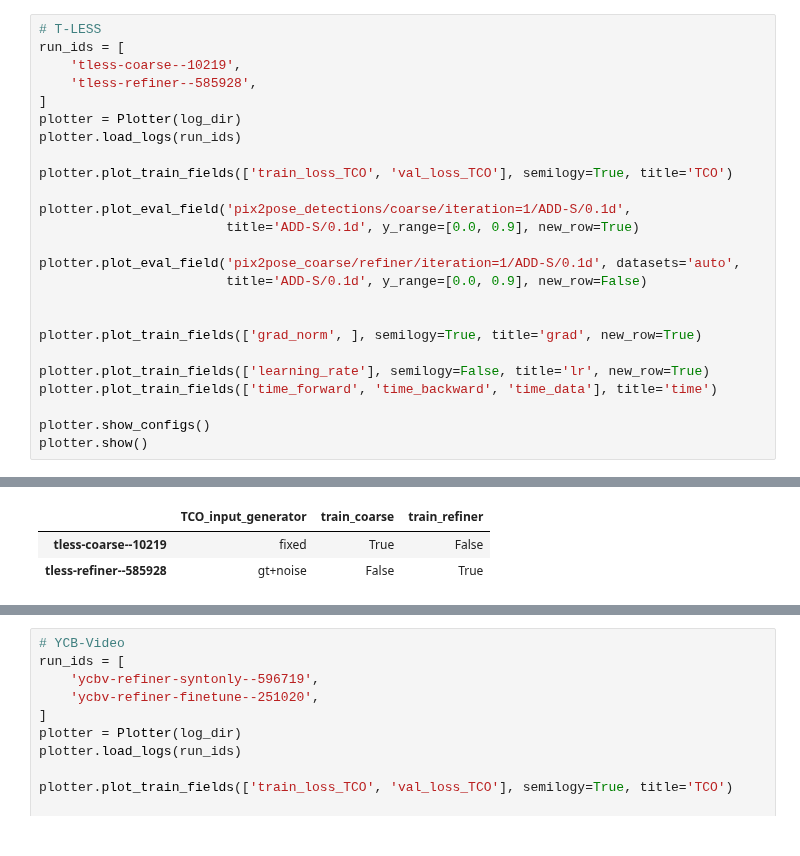
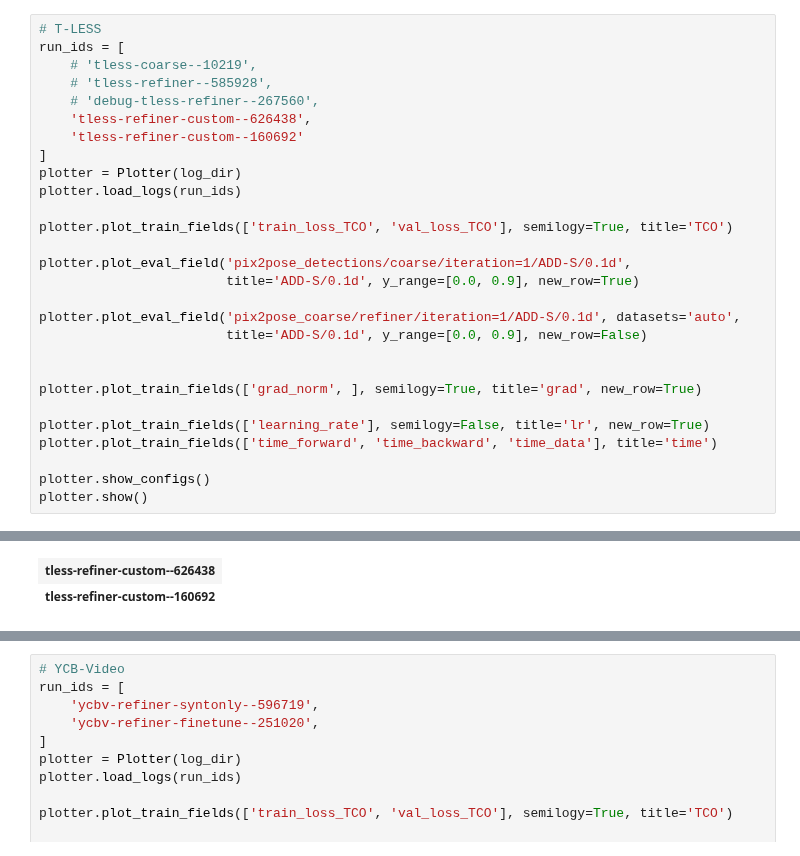
Before and after one commit to MikaYeghi/cosypose, a Jupyter notebook: paper_training_logs.ipynb, the cells around one changed output, grey strips where cells are left out. Drawn from its saved outputs; the diff is of its cells as text.

```diff
--- a/paper_training_logs.ipynb
+++ b/paper_training_logs.ipynb
@@ -11,30 +12,32 @@ Setting OMP and MKL num threads to 1.
 # %%
 # T-LESS
 run_ids = [
-    'tless-coarse--10219',
-    'tless-refiner--585928',
+    # 'tless-coarse--10219',
+    # 'tless-refiner--585928',
+    # 'debug-tless-refiner--267560',
+    'tless-refiner-custom--626438',
+    'tless-refiner-custom--160692'
 ]
 plotter = Plotter(log_dir)
 plotter.load_logs(run_ids)
 
 plotter.plot_train_fields(['train_loss_TCO', 'val_loss_TCO'], semilogy=True, title='TCO')
 
 plotter.plot_eval_field('pix2pose_detections/coarse/iteration=1/ADD-S/0.1d',
                         title='ADD-S/0.1d', y_range=[0.0, 0.9], new_row=True)
 
 plotter.plot_eval_field('pix2pose_coarse/refiner/iteration=1/ADD-S/0.1d', datasets='auto',
                         title='ADD-S/0.1d', y_range=[0.0, 0.9], new_row=False)
 
 
 plotter.plot_train_fields(['grad_norm', ], semilogy=True, title='grad', new_row=True)
 
 plotter.plot_train_fields(['learning_rate'], semilogy=False, title='lr', new_row=True)
 plotter.plot_train_fields(['time_forward', 'time_backward', 'time_data'], title='time')
 
 plotter.show_configs()
 plotter.show()
 # %% [output]
 [interactive output not drawn]
-|  | TCO_input_generator | train_coarse | train_refiner |
-| tless-coarse--10219 | fixed | True | False |
-| tless-refiner--585928 | gt+noise | False | True |
+| tless-refiner-custom--626438 |
+| tless-refiner-custom--160692 |
```
Also changed, not shown: parts of 2 cells of this notebook, 6 other files.
